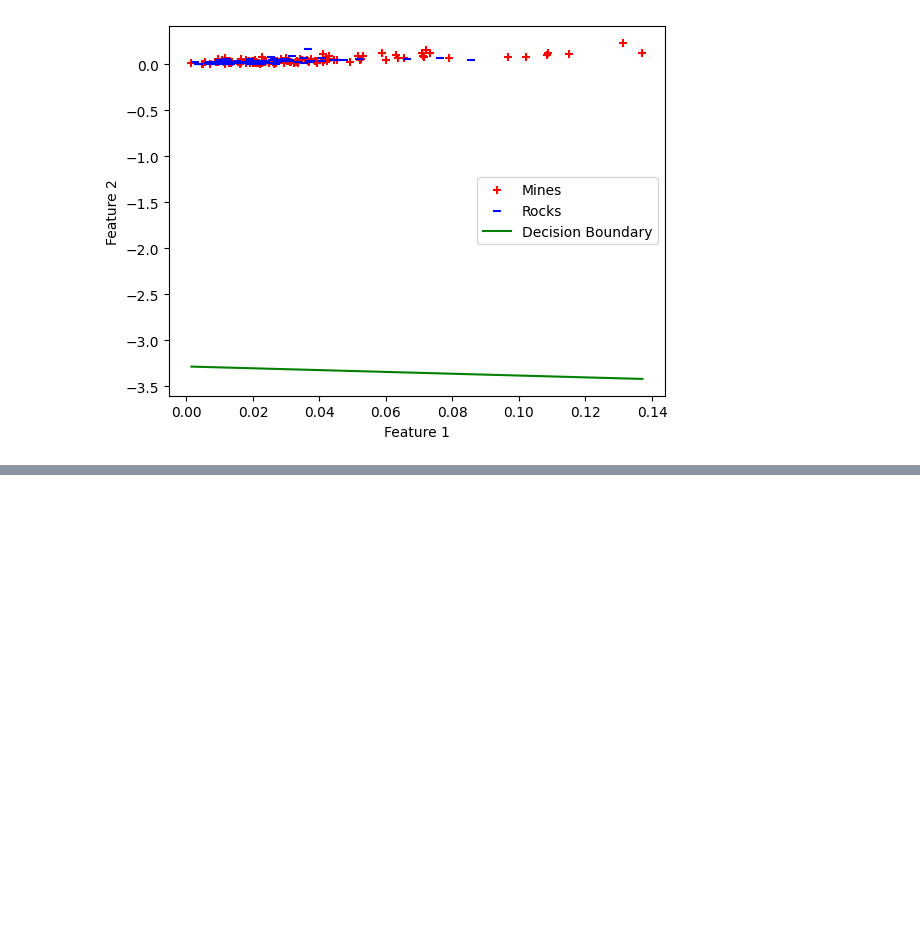
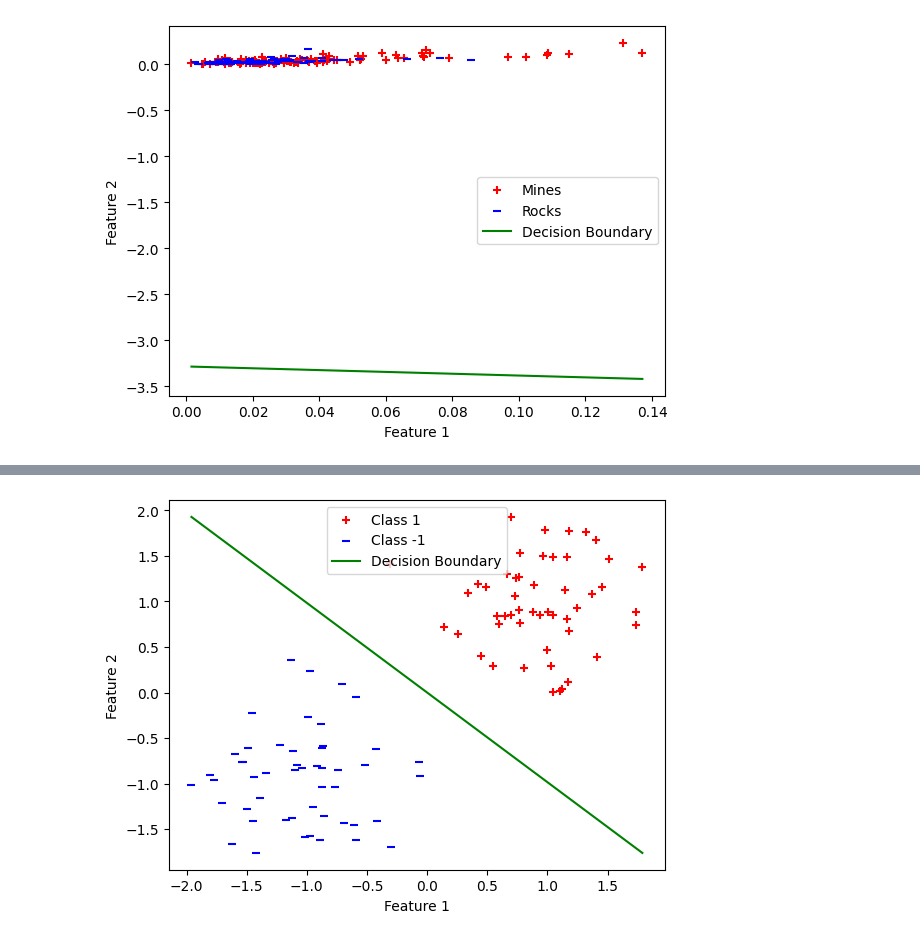
Before and after one commit to jiraiya1729/aiml20230119-IIIT, a Jupyter notebook: Copy_of_AIML_Module_4_Lab_1_Perceptron.ipynb, the cells around one changed output, grey strips where cells are left out. Cells and saved outputs as stored; diff of their text form; code cells hidden in the pictures; blank space fills up the shorter version.

```diff
--- a/Copy_of_AIML_Module_4_Lab_1_Perceptron.ipynb
+++ b/Copy_of_AIML_Module_4_Lab_1_Perceptron.ipynb
@@ -253,0 +312,30 @@ plt.show()
+# %%
+def perceptron_algorithm(X, Y, eta=1, epochs=10):
+    w = np.zeros(X.shape[1] + 1)  # Initialize weights with an additional bias term
+
+    for epoch in range(epochs):
+        for i, x in enumerate(X):
+            x_with_bias = np.insert(x, 0, 1)  # Add bias term
+            if (np.dot(x_with_bias, w) * Y[i]) <= 0:
+                w = w + eta * x_with_bias * Y[i]
+
+    return w
+
+# Train the perceptron on the non-linearly separable dataset
+weights = perceptron_algorithm(X, Y)
+
+# Plot the dataset and the decision boundary
+plt.scatter(X[Y == 1, 0], X[Y == 1, 1], color='r', marker='+', label='Class 1')
+plt.scatter(X[Y == -1, 0], X[Y == -1, 1], color='b', marker='_', label='Class -1')
+
+# Plot the decision boundary
+x1_range = np.linspace(np.min(X[:, 0]), np.max(X[:, 0]), 100)
+x2_range = - (weights[0] + weights[1] * x1_range) / weights[2]
+plt.plot(x1_range, x2_range, color='g', label='Decision Boundary')
+
+plt.xlabel('Feature 1')
+plt.ylabel('Feature 2')
+plt.legend()
+plt.show()
+# %% [output]
+[figure, added]
```
Also changed, not shown: parts of 6 cells of this notebook.
